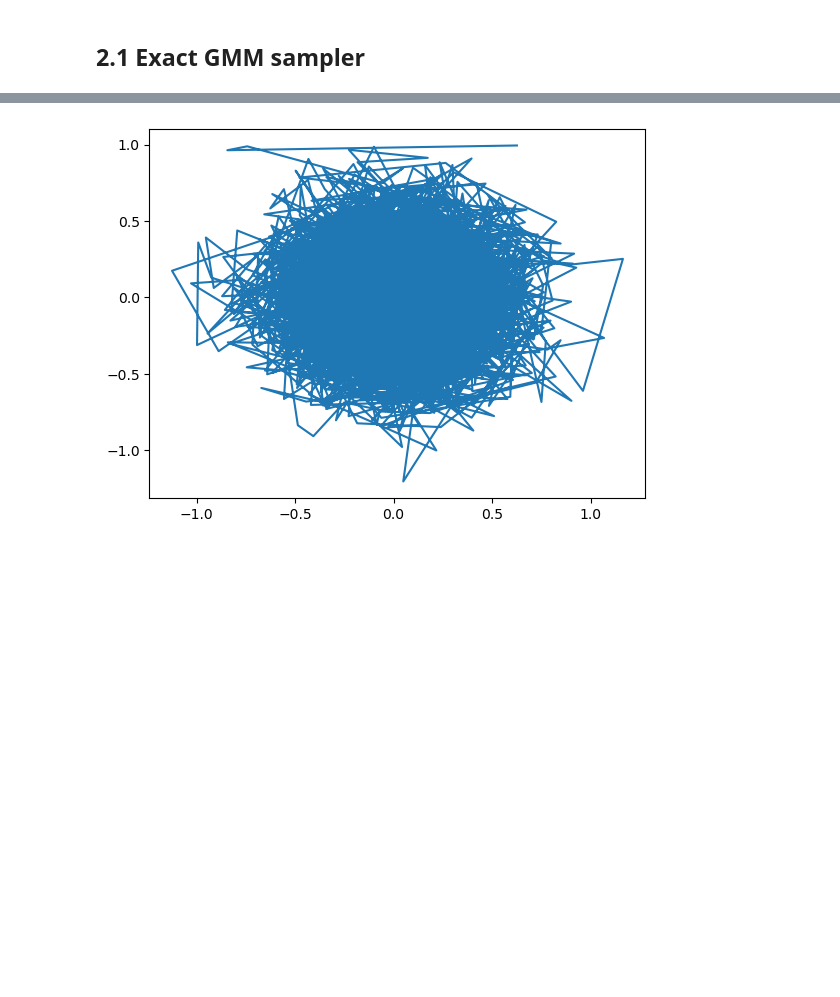
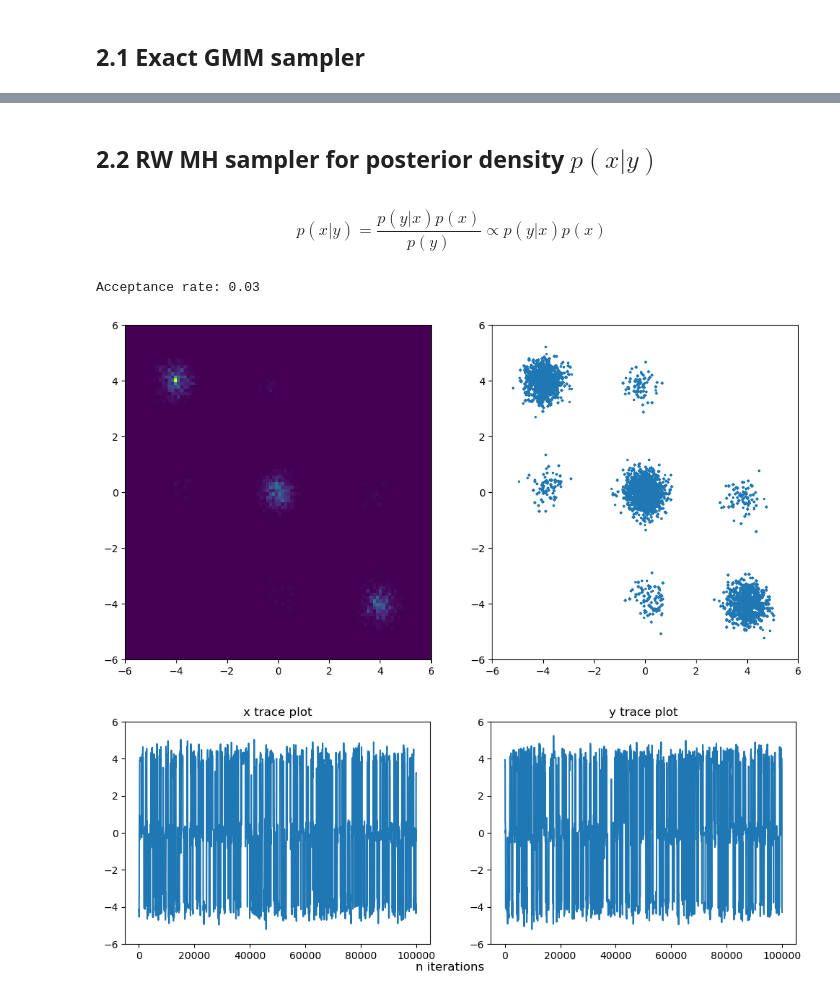
Before and after one commit to sallsdagrate/stochastic_sim_cw2, a Jupyter notebook: Stochastic Sim CW2.ipynb, the cells around one changed output, grey strips where cells are left out. Saved outputs shown, nothing was run; the diff lists cells and outputs as text; code cells hidden in the pictures; blank space fills up the shorter version.

```diff
--- a/Stochastic Sim CW2.ipynb
+++ b/Stochastic Sim CW2.ipynb
@@ -497,5 +425,6 @@ plt.show()
-# %%
-plt.plot(samples[:, 0], samples[:, 1], label='x[0]')
-plt.show()
-# %% [output]
-[figure, removed]
+# %% [markdown]
+## 2.2 RW MH sampler for posterior density $p(x|y)$
+# %% [markdown]
+$$
+p(x|y) = \frac{p(y|x)p(x)}{p(y)} \propto p(y|x)p(x)
+$$
@@ -501,0 +474,27 @@ plt.show()
+# %%
+m = np.array([[4, 0], [0, 4], [-4, 0], [0, -4], [4, 4], [4, -4], [-4, 4], [-4, -4], [0, 0]])
+s0_sq = 0.1
+s_sq = 2
+
+rw_x, rw_y = rw_mh_posterior(m, s_sq, s0_sq, N=100000, sigma=12)
+# %% [output]
+Acceptance rate: 0.03
+# %%
+fig, ax = plt.subplots(ncols=2, nrows=1, figsize=(12, 6))
+ax[0].hist2d(rw_x, rw_y, bins=100, cmap='viridis', range=[[-6, 6], [-6, 6]])
+ax[1].scatter(rw_x, rw_y, s=2)
+ax[1].set_xlim(-6, 6)
+ax[1].set_ylim(-6, 6)
+plt.show()
+fig, ax = plt.subplots(ncols=2, nrows=1, figsize=(12, 4))
+ax[0].plot(rw_x)
+ax[0].set_ylim((-6, 6))
+ax[0].set_title('x trace plot')
+ax[1].plot(rw_y)
+ax[1].set_ylim((-6, 6))
+ax[1].set_title('y trace plot')
+fig.supxlabel('n iterations')
+plt.show()
+# %% [output]
+[figure, added]
+[figure, added]
```
Also changed, not shown: parts of 19 cells of this notebook, 3 other files.
